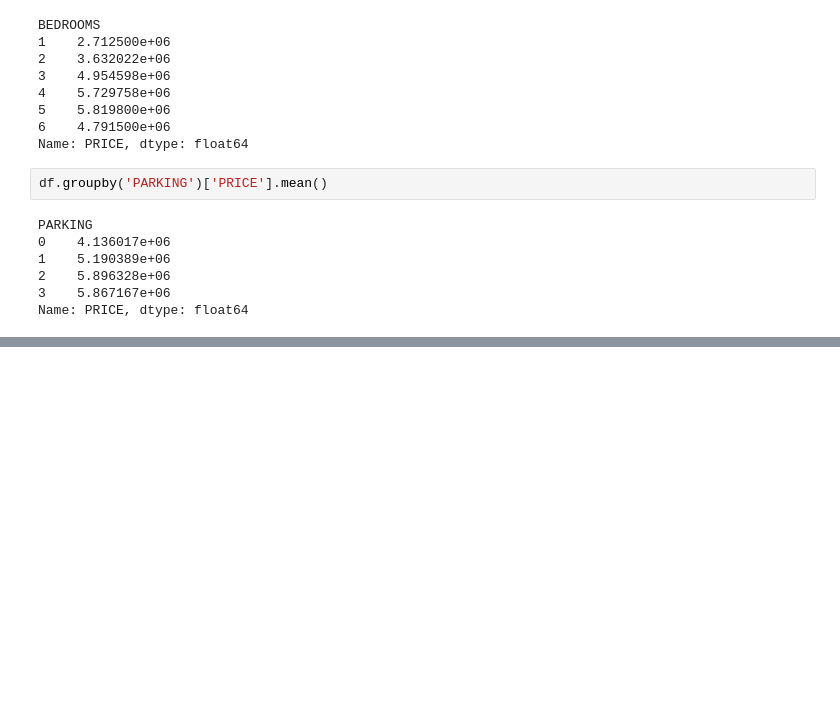
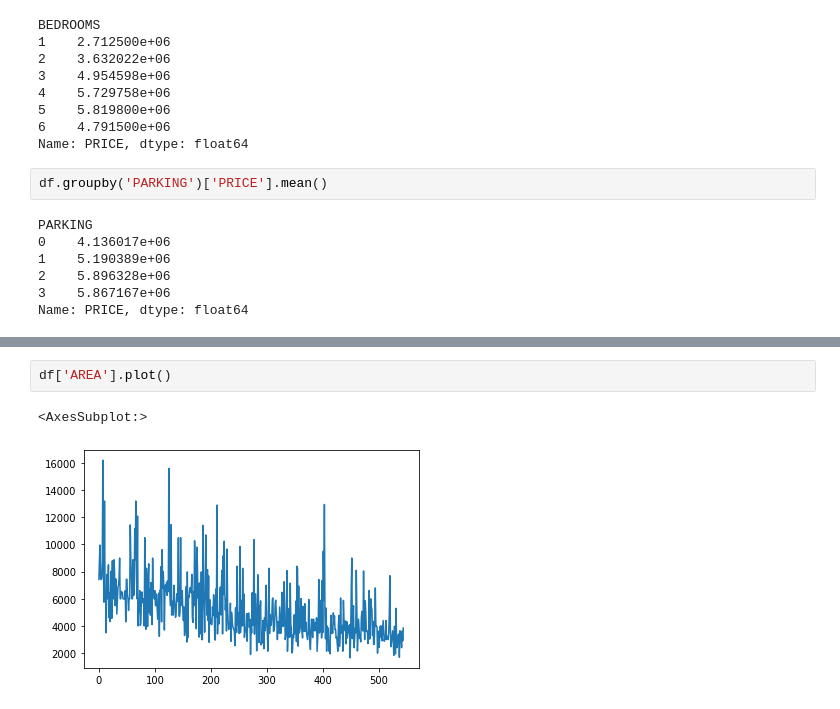
Before and after one commit to babiswas/pandasrepo, a Jupyter notebook: Housing.ipynb, the cells around one changed output, grey strips where cells are left out. Cells and saved outputs as stored; diff of their text form; blank space fills up the shorter version.

```diff
--- a/Housing.ipynb
+++ b/Housing.ipynb
@@ -443,0 +457,5 @@ Name: PRICE, dtype: float64
+# %%
+df['AREA'].plot()
+# %% [output]
+<AxesSubplot:>
+[figure, added]
```
Also changed, not shown: parts of 3 cells of this notebook.
